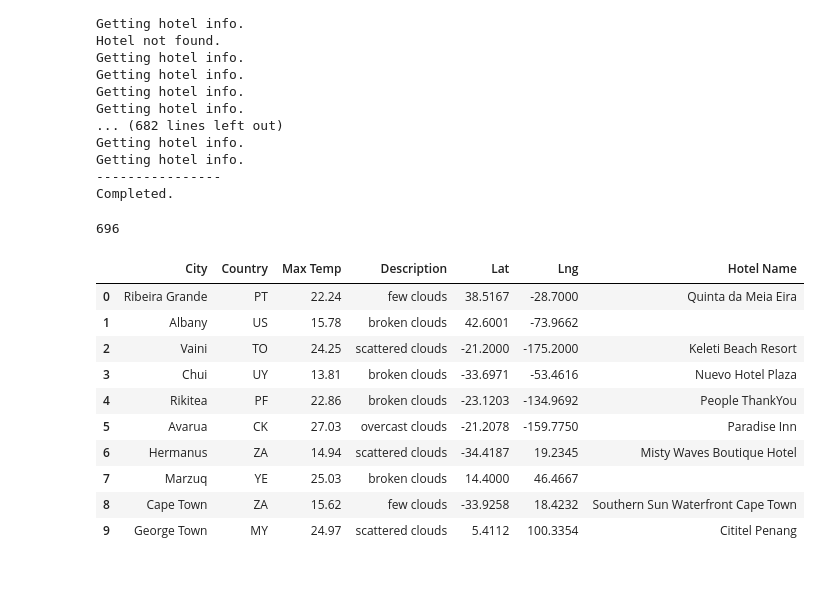
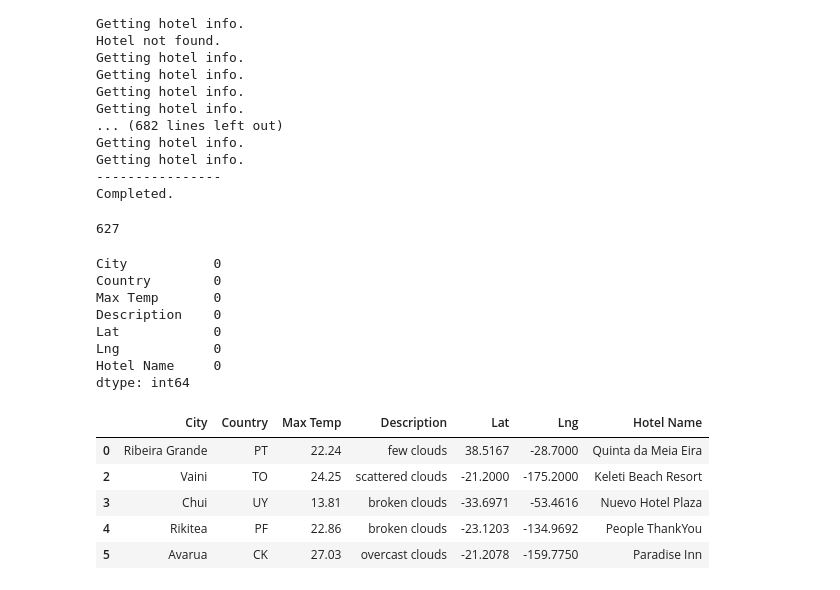
Before and after one commit to swang202/World_Weather_Analysis, a Jupyter notebook: Vacation_Search/Vacation_Search.ipynb, the cells around one changed output. Drawn from its saved outputs; the diff is of its cells as text; code cells hidden in the pictures.

```diff
--- a/Vacation_Search/Vacation_Search.ipynb
+++ b/Vacation_Search/Vacation_Search.ipynb
@@ -138,6 +138,7 @@ for city, row in hotel_df.iterrows():
         print("Getting hotel info.")
 
     except:
+        hotel_df.loc[city, "Hotel Name"] = np.nan
         print("Hotel not found.")
         pass
 
@@ -167,21 +168,27 @@ Completed.
 clean_hotel_df=hotel_df.dropna()
 len(clean_hotel_df["City"])
 # %% [output]
-696
+627
+# %%
+clean_hotel_df.isnull().sum()
+# %% [output]
+City           0
+Country        0
+Max Temp       0
+Description    0
+Lat            0
+Lng            0
+Hotel Name     0
+dtype: int64
 # %%
-clean_hotel_df.head(10)
+clean_hotel_df.head()
 # %% [output]
 |  | City | Country | Max Temp | Description | Lat | Lng | Hotel Name |
 | 0 | Ribeira Grande | PT | 22.24 | few clouds | 38.5167 | -28.7000 | Quinta da Meia Eira |
-| 1 | Albany | US | 15.78 | broken clouds | 42.6001 | -73.9662 |  |
 | 2 | Vaini | TO | 24.25 | scattered clouds | -21.2000 | -175.2000 | Keleti Beach Resort |
 | 3 | Chui | UY | 13.81 | broken clouds | -33.6971 | -53.4616 | Nuevo Hotel Plaza |
 | 4 | Rikitea | PF | 22.86 | broken clouds | -23.1203 | -134.9692 | People ThankYou |
 | 5 | Avarua | CK | 27.03 | overcast clouds | -21.2078 | -159.7750 | Paradise Inn |
-| 6 | Hermanus | ZA | 14.94 | scattered clouds | -34.4187 | 19.2345 | Misty Waves Boutique Hotel |
-| 7 | Marzuq | YE | 25.03 | broken clouds | 14.4000 | 46.4667 |  |
-| 8 | Cape Town | ZA | 15.62 | few clouds | -33.9258 | 18.4232 | Southern Sun Waterfront Cape Town |
-| 9 | George Town | MY | 24.97 | scattered clouds | 5.4112 | 100.3354 | Cititel Penang |
 # %%
 # 8a. Create the output File (CSV)
 clean_hotel_df=pd.DataFrame(clean_hotel_df)
```
Also changed, not shown: 5 other files.
